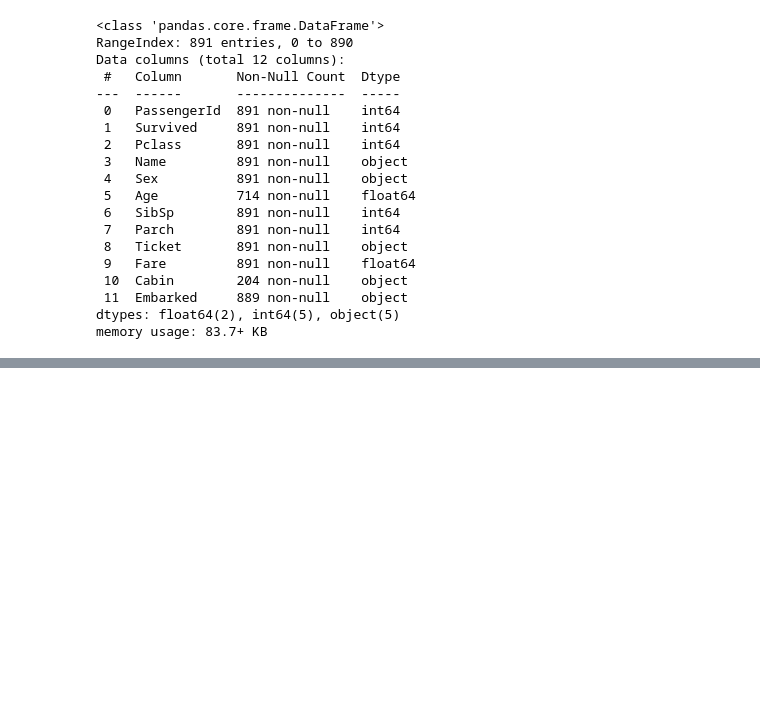
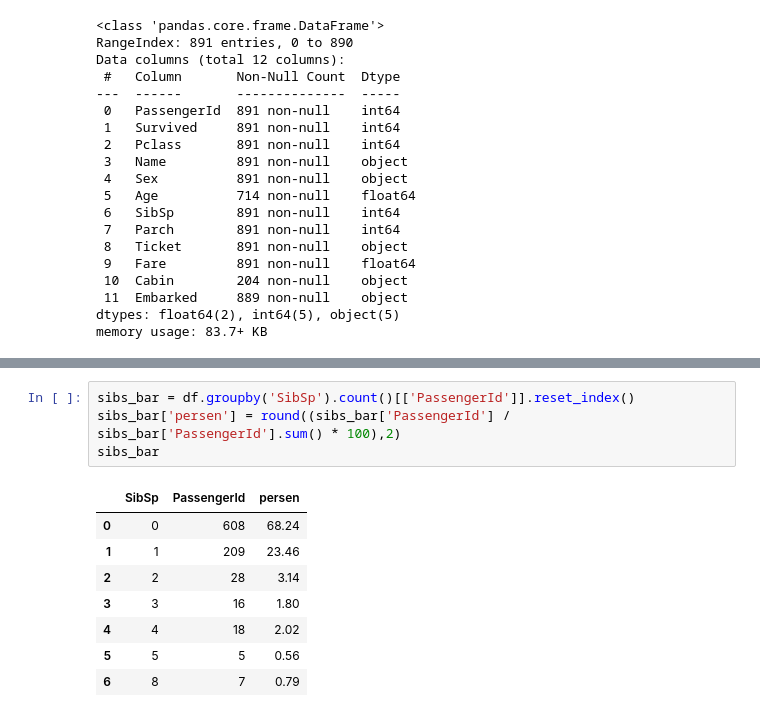
Before and after one commit to ElectricSunset/kaggling, a Jupyter notebook: getting-started/titanic/titanic-explore.ipynb, the cells around one changed output, grey strips where cells are left out. Drawn from its saved outputs; the diff is of its cells as text; blank space fills up the shorter version.

```diff
--- a/getting-started/titanic/titanic-explore.ipynb
+++ b/getting-started/titanic/titanic-explore.ipynb
@@ -43,0 +88,13 @@ base_df.head()
+# %%
+sibs_bar = df.groupby('SibSp').count()[['PassengerId']].reset_index()
+sibs_bar['persen'] = round((sibs_bar['PassengerId'] / sibs_bar['PassengerId'].sum() * 100),2)
+sibs_bar
+# %% [output]
+|  | SibSp | PassengerId | persen |
+| 0 | 0 | 608 | 68.24 |
+| 1 | 1 | 209 | 23.46 |
+| 2 | 2 | 28 | 3.14 |
+| 3 | 3 | 16 | 1.80 |
+| 4 | 4 | 18 | 2.02 |
+| 5 | 5 | 5 | 0.56 |
+| 6 | 8 | 7 | 0.79 |
```
Also changed, not shown: parts of 29 cells of this notebook.
